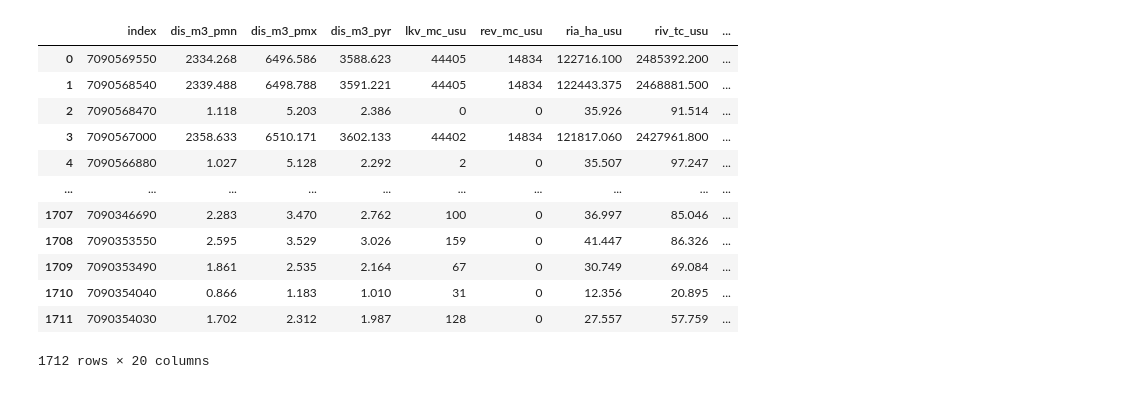
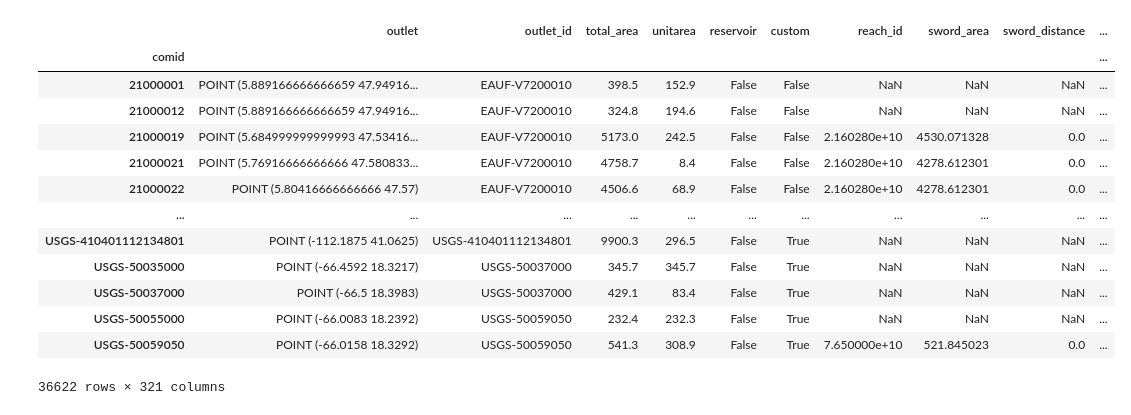
Before and after one commit to Fluvial-UMass/swot-ml, a Jupyter notebook: notebooks/reservoirs/preprocess/2_hydroatlas_attributes.ipynb, the cells around one changed output. Drawn from its saved outputs; the diff is of its cells as text; code cells hidden in the pictures.

```diff
--- a/notebooks/reservoirs/preprocess/2_hydroatlas_attributes.ipynb
+++ b/notebooks/reservoirs/preprocess/2_hydroatlas_attributes.ipynb
@@ -161,16 +48,40 @@ basin_attributes.reset_index().to_csv(save_dir / "attributes" / f"{basin_name}_a
-# %%
-pd.read_csv(save_dir / "attributes" / f"{basin_name}_attributes.csv")
-# %% [output]
-|  | index | dis_m3_pmn | dis_m3_pmx | dis_m3_pyr | lkv_mc_usu | rev_mc_usu | ria_ha_usu | riv_tc_usu | ... |
-| 0 | 7090569550 | 2334.268 | 6496.586 | 3588.623 | 44405 | 14834 | 122716.100 | 2485392.200 | ... |
-| 1 | 7090568540 | 2339.488 | 6498.788 | 3591.221 | 44405 | 14834 | 122443.375 | 2468881.500 | ... |
-| 2 | 7090568470 | 1.118 | 5.203 | 2.386 | 0 | 0 | 35.926 | 91.514 | ... |
-| 3 | 7090567000 | 2358.633 | 6510.171 | 3602.133 | 44402 | 14834 | 121817.060 | 2427961.800 | ... |
-| 4 | 7090566880 | 1.027 | 5.128 | 2.292 | 2 | 0 | 35.507 | 97.247 | ... |
-| ... | ... | ... | ... | ... | ... | ... | ... | ... | ... |
-| 1707 | 7090346690 | 2.283 | 3.470 | 2.762 | 100 | 0 | 36.997 | 85.046 | ... |
-| 1708 | 7090353550 | 2.595 | 3.529 | 3.026 | 159 | 0 | 41.447 | 86.326 | ... |
-| 1709 | 7090353490 | 1.861 | 2.535 | 2.164 | 67 | 0 | 30.749 | 69.084 | ... |
-| 1710 | 7090354040 | 0.866 | 1.183 | 1.010 | 31 | 0 | 12.356 | 20.895 | ... |
-| 1711 | 7090354030 | 1.702 | 2.312 | 1.987 | 128 | 0 | 27.557 | 57.759 | ... |
-1712 rows × 20 columns
+# %%
+outlets = matchups.copy()
+outlets.geometry = gpd.GeoSeries.from_wkt(outlets['outlet']).set_crs('EPSG:4326')
+outlets_buff = outlets.to_crs("EPSG:6933")
+outlets_buff.geometry = outlets_buff.buffer(2500)
+outlets_buff
+
+hybas_pairs = gpd.sjoin(
+    outlets_buff,
+    hydroatlas_filt.to_crs("EPSG:6933"),
+    how='left',
+)
+
+hybas_area = hybas_pairs['UP_AREA']
+merit_area = hybas_pairs['total_area']
+hybas_pairs['hybas_area_diff'] = (hybas_area - merit_area) / ((hybas_area + merit_area)/2)
+
+def get_best_hybas(grp):
+     # Pick best match by area.
+    idx_min = grp['hybas_area_diff'].abs().idxmin()
+    return grp.loc[idx_min]
+
+all_attributes = hybas_pairs.reset_index().groupby('comid').apply(get_best_hybas, include_groups=False)
+# %%
+all_attributes
+# %% [output]
+|  | outlet | outlet_id | total_area | unitarea | reservoir | custom | reach_id | sword_area | sword_distance | ... |
+| comid |  |  |  |  |  |  |  |  |  | ... |
+| 21000001 | POINT (5.889166666666659 47.94916... | EAUF-V7200010 | 398.5 | 152.9 | False | False | NaN | NaN | NaN | ... |
+| 21000012 | POINT (5.889166666666659 47.94916... | EAUF-V7200010 | 324.8 | 194.6 | False | False | NaN | NaN | NaN | ... |
+| 21000019 | POINT (5.684999999999993 47.53416... | EAUF-V7200010 | 5173.0 | 242.5 | False | False | 2.160280e+10 | 4530.071328 | 0.0 | ... |
+| 21000021 | POINT (5.76916666666666 47.580833... | EAUF-V7200010 | 4758.7 | 8.4 | False | False | 2.160280e+10 | 4278.612301 | 0.0 | ... |
+| 21000022 | POINT (5.80416666666666 47.57) | EAUF-V7200010 | 4506.6 | 68.9 | False | False | 2.160280e+10 | 4278.612301 | 0.0 | ... |
+| ... | ... | ... | ... | ... | ... | ... | ... | ... | ... | ... |
+| USGS-410401112134801 | POINT (-112.1875 41.0625) | USGS-410401112134801 | 9900.3 | 296.5 | False | True | NaN | NaN | NaN | ... |
+| USGS-50035000 | POINT (-66.4592 18.3217) | USGS-50037000 | 345.7 | 345.7 | False | True | NaN | NaN | NaN | ... |
+| USGS-50037000 | POINT (-66.5 18.3983) | USGS-50037000 | 429.1 | 83.4 | False | True | NaN | NaN | NaN | ... |
+| USGS-50055000 | POINT (-66.0083 18.2392) | USGS-50059050 | 232.4 | 232.3 | False | True | NaN | NaN | NaN | ... |
+| USGS-50059050 | POINT (-66.0158 18.3292) | USGS-50059050 | 541.3 | 308.9 | False | True | 7.650000e+10 | 521.845023 | 0.0 | ... |
+36622 rows × 321 columns
```
Also changed, not shown: parts of 16 cells of this notebook, 29 other files.
